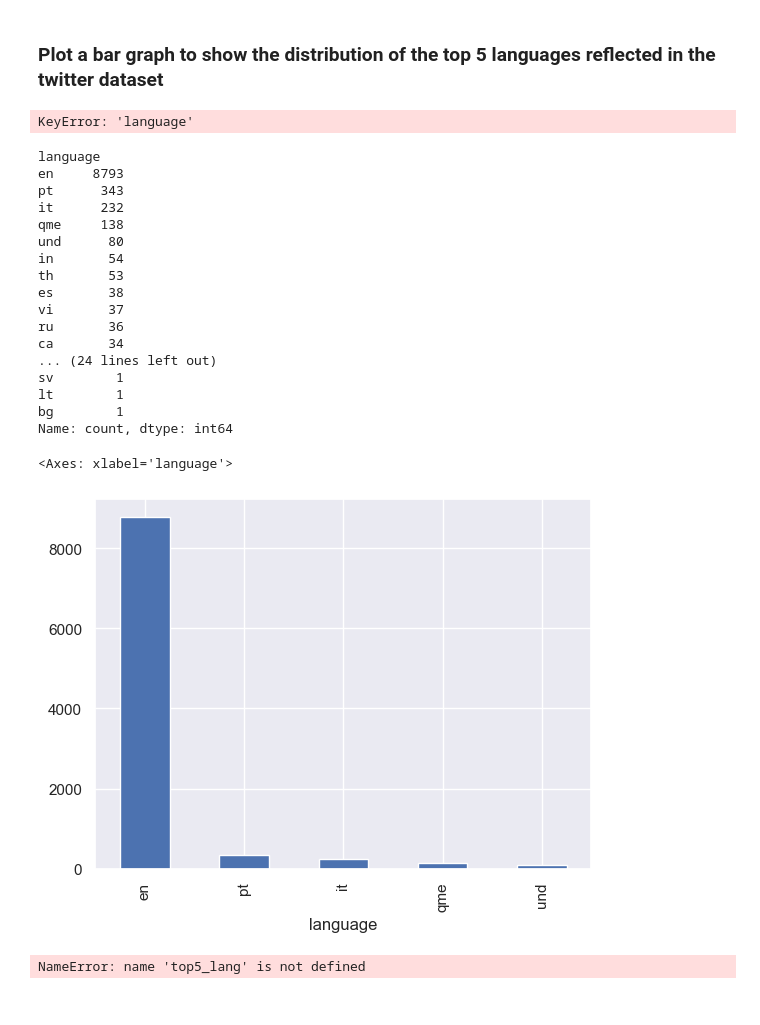
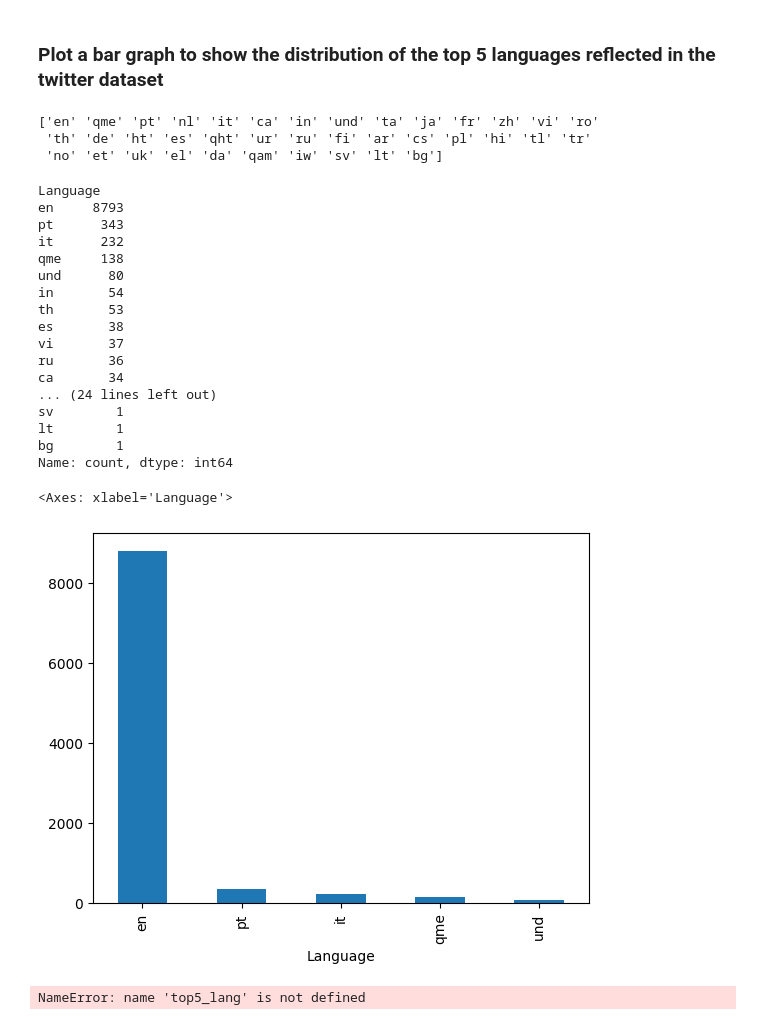
Before and after one commit to angelll19/MY-DAC-Curriculum, a Jupyter notebook: DAC-008_Intro_To_NLP/DAC-008_Sentiment_Analysis_1_Student.ipynb, the cells around one changed output. Saved outputs shown, nothing was run; the diff lists cells and outputs as text; code cells hidden in the pictures.

```diff
--- a/DAC-008_Intro_To_NLP/DAC-008_Sentiment_Analysis_1_Student.ipynb
+++ b/DAC-008_Intro_To_NLP/DAC-008_Sentiment_Analysis_1_Student.ipynb
@@ -179,14 +179,16 @@ df_tweets.head()
 ### Plot a bar graph to show the distribution of the top 5 languages reflected in the twitter dataset
 # %%
 # Printing out unique row data in the langauge column
-print(df_tweets["language"].unique())
+print(df_tweets["Language"].unique())
 # %% [output]
-KeyError: 'language'
+['en' 'qme' 'pt' 'nl' 'it' 'ca' 'in' 'und' 'ta' 'ja' 'fr' 'zh' 'vi' 'ro'
+ 'th' 'de' 'ht' 'es' 'qht' 'ur' 'ru' 'fi' 'ar' 'cs' 'pl' 'hi' 'tl' 'tr'
+ 'no' 'et' 'uk' 'el' 'da' 'qam' 'iw' 'sv' 'lt' 'bg']
 # %%
 # Counting the number of each language type using value_counts() function
-df_tweets['language'].value_counts()
+df_tweets['Language'].value_counts()
 # %% [output]
-language
+Language
 en     8793
 pt      343
 it      232
@@ -204,10 +206,10 @@ lt        1
 bg        1
 Name: count, dtype: int64
 # %%
-df_tweets['language'].value_counts()[0:5].plot(kind= 'bar') #top5languages
+df_tweets['Language'].value_counts()[0:5].plot(kind= 'bar') #top5languages
 # %% [output]
-<Axes: xlabel='language'>
+<Axes: xlabel='Language'>
-[figure, old version]
+[figure, new version]
 # %%
 # Choosing top 5 language
 # %%
```
Also changed, not shown: parts of 28 cells of this notebook, 1 other file.
